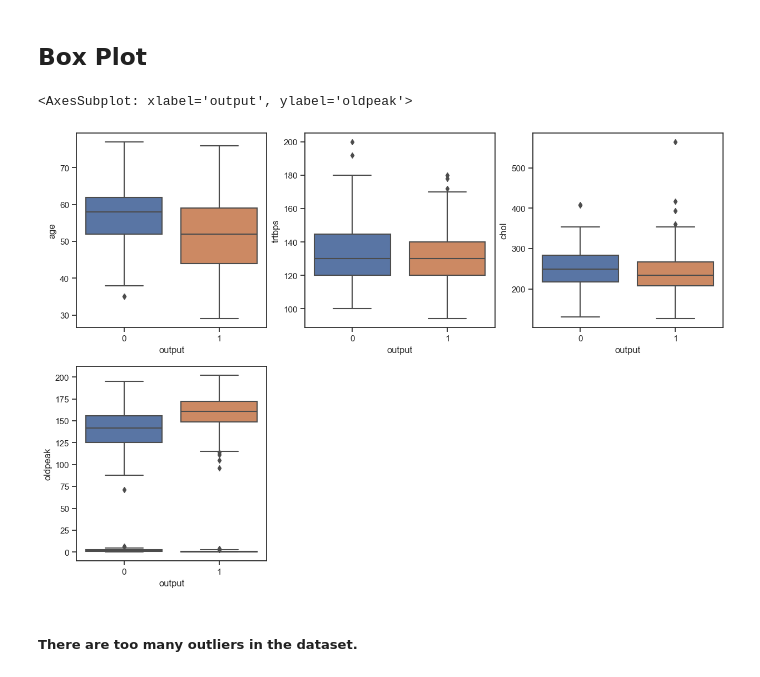
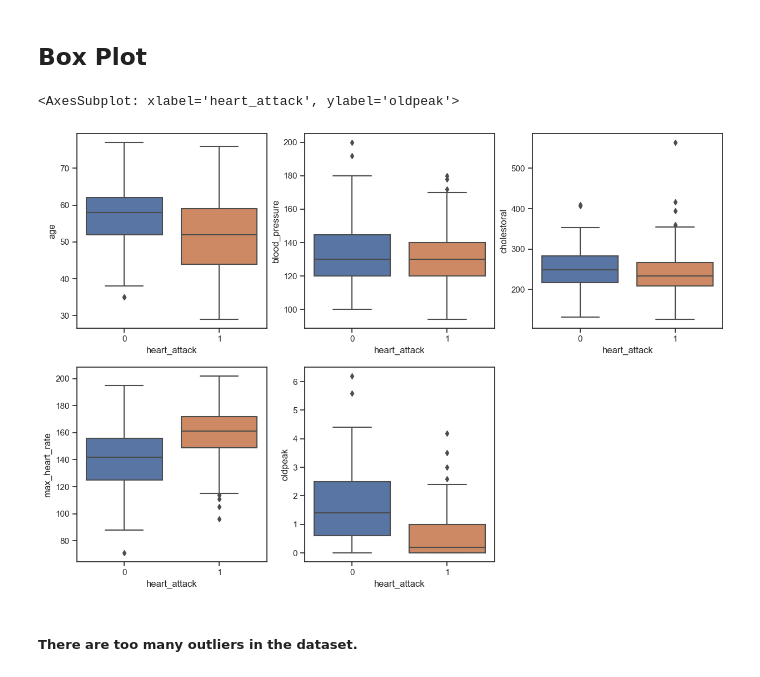
Before and after one commit to masanbasa3k/Machine_Learning, a Jupyter notebook: heart_attack_EDA_classification.ipynb, the cells around one changed output. Cells and saved outputs as stored; diff of their text form; code cells hidden in the pictures.

```diff
--- a/heart_attack_EDA_classification.ipynb
+++ b/heart_attack_EDA_classification.ipynb
@@ -97,0 +100,10 @@ memory usage: 30.9 KB
+# %%
+df.rename(columns={"cp": "chest_pain",
+                   "trtbps":"blood_pressure",
+                   "chol":"cholestoral",
+                   "fbs":"fasting_blood_sugar",
+                   "thalachh":"max_heart_rate",
+                   "exng":"angina",
+                   "slp":"slope",
+                   "caa": "n_vessels",
+                   "output":"heart_attack"},inplace=True)
@@ -119,19 +140,19 @@ df.groupby('output').std()
 # %%
 sns.set(style='ticks')
 plt.figure(figsize=(15,10))
 plt.subplot(2,3,1)
-sns.boxplot(x='output', y='age', data=df)
+sns.boxplot(x='heart_attack', y='age', data=df)
 plt.subplot(2,3,2)
-sns.boxplot(x='output', y='trtbps', data=df)
+sns.boxplot(x='heart_attack', y='blood_pressure', data=df)
 plt.subplot(2,3,3)
-sns.boxplot(x='output', y='chol', data=df)
+sns.boxplot(x='heart_attack', y='cholestoral', data=df)
 plt.subplot(2,3,4)
-sns.boxplot(x='output', y='thalachh', data=df)
-plt.subplot(2,3,4)
-sns.boxplot(x='output', y='oldpeak', data=df)
+sns.boxplot(x='heart_attack', y='max_heart_rate', data=df)
+plt.subplot(2,3,5)
+sns.boxplot(x='heart_attack', y='oldpeak', data=df)
 # %% [output]
-<AxesSubplot: xlabel='output', ylabel='oldpeak'>
+<AxesSubplot: xlabel='heart_attack', ylabel='oldpeak'>
-[figure, old version]
+[figure, new version]
 # %% [markdown]
 ##### There are too many outliers in the dataset.
 # %% [markdown]
```
Also changed, not shown: parts of 14 cells of this notebook.
